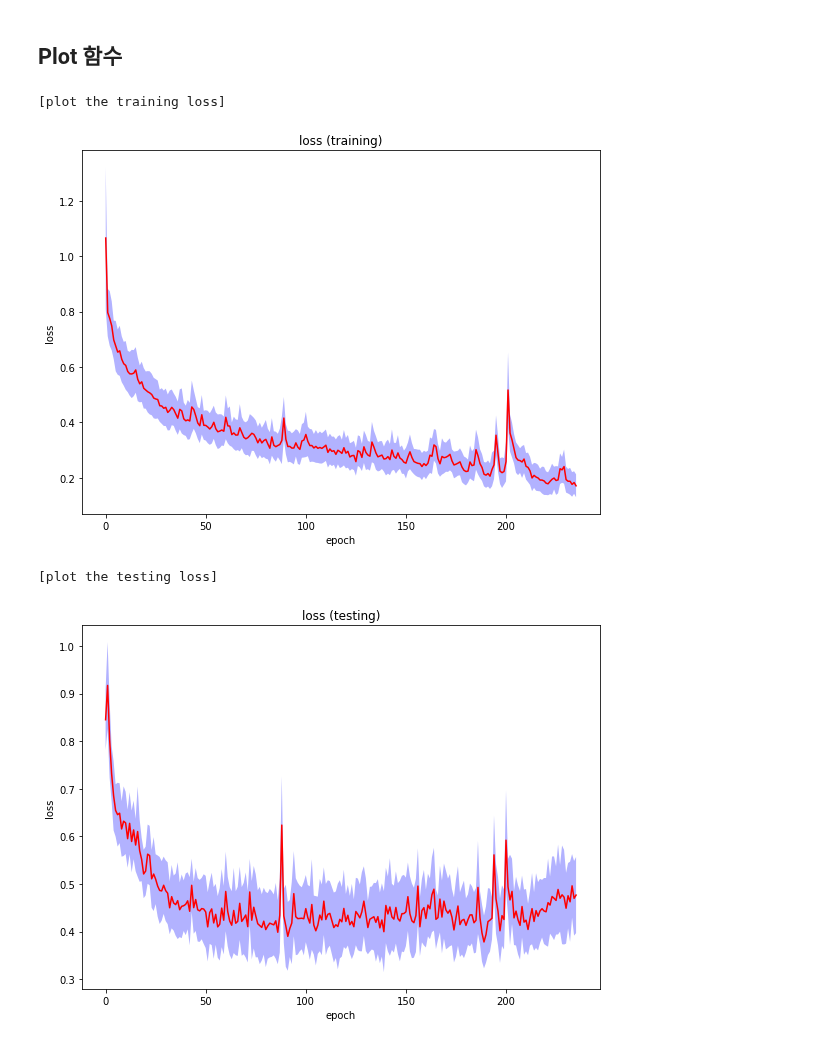
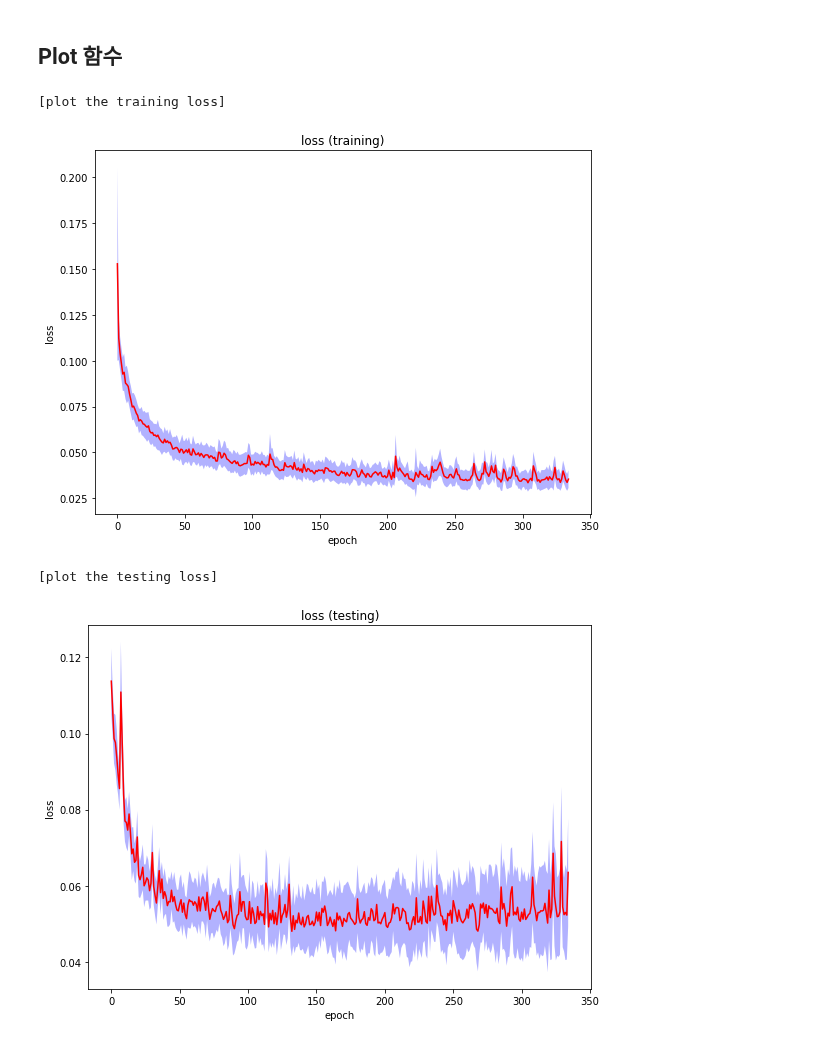
Before and after one commit to tolom131/Human-Activity-Recognition, a Jupyter notebook: ensemble/pytorch_supervised_ensemble_autoencoder.ipynb, the cells around one changed output. Saved outputs shown, nothing was run; the diff lists cells and outputs as text; code cells hidden in the pictures.

```diff
--- a/ensemble/pytorch_supervised_ensemble_autoencoder.ipynb
+++ b/ensemble/pytorch_supervised_ensemble_autoencoder.ipynb
@@ -34,7 +34,7 @@ device        = torch.device('cuda' if torch.cuda.is_available() else 'cpu')
 number_epoch    = 1500
 size_minibatch  = 128
 learning_rate   = 0.01
-alpha = 1
+alpha = 0.9
 warmup = 100
 # ==================================================
 # %%
@@ -414,17 +414,17 @@ def plot_curve_error(data_mean, data_std, x_label, y_label, title):
 # %%
 print('[plot the training loss]')
 print('')
-plot_curve_error(total_loss_mean_train[:236], total_loss_std_train[:236], 'epoch', 'loss', 'loss (training)')
+plot_curve_error(total_loss_mean_train[:335], total_loss_std_train[:335], 'epoch', 'loss', 'loss (training)')
 # %% [output]
 [plot the training loss]
-[figure, old version]
+[figure, new version]
 # %%
 print('[plot the testing loss]')
 print('')
-plot_curve_error(total_loss_mean_test[:236], total_loss_std_test[:236], 'epoch', 'loss', 'loss (testing)')
+plot_curve_error(total_loss_mean_test[:335], total_loss_std_test[:335], 'epoch', 'loss', 'loss (testing)')
 # %% [output]
 [plot the testing loss]
-[figure, old version]
+[figure, new version]
 # %%
 print('[plot the traning accuracy]')
 print('')
```
Also changed, not shown: parts of 3 cells of this notebook.
